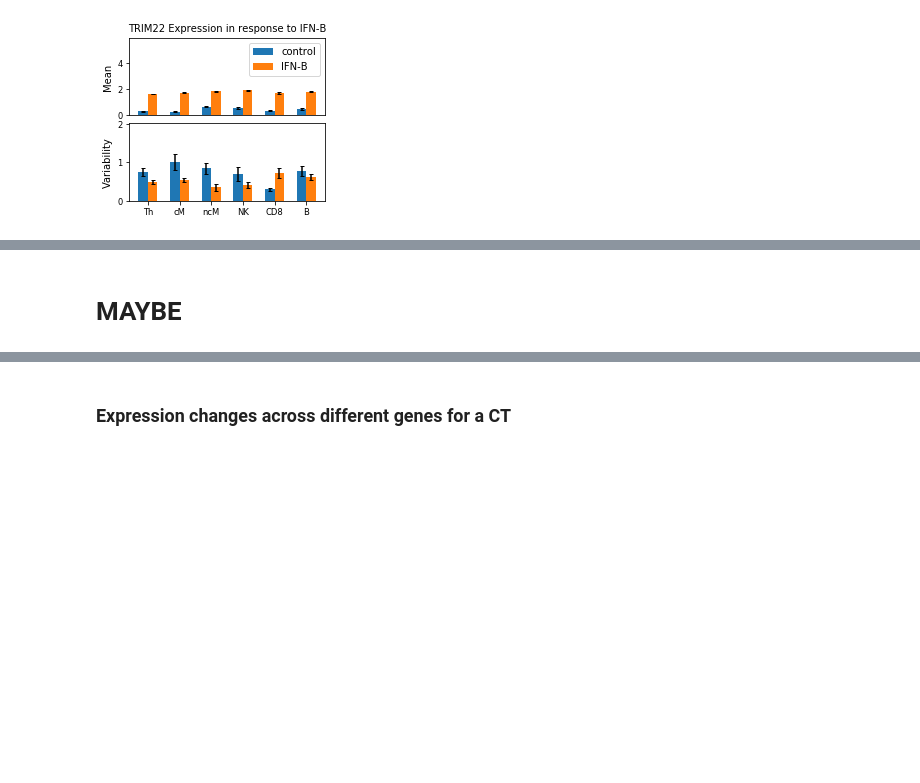
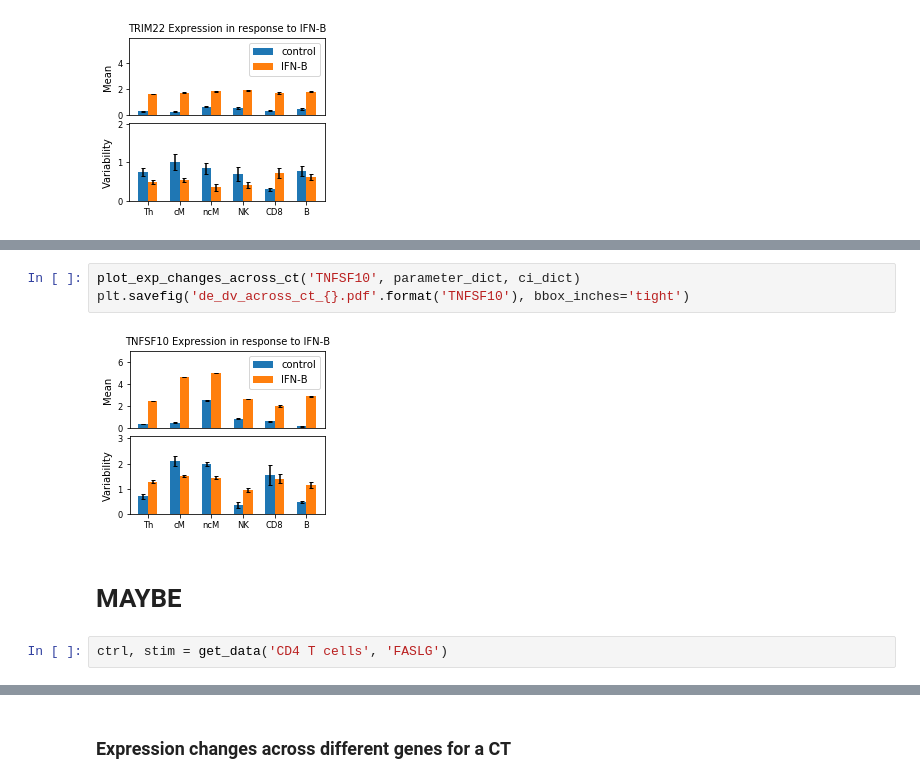
Before and after one commit to yelabucsf/scrna-parameter-estimation, a Jupyter notebook: examples/interferon_stimulation/interferon_1d_analysis_notebook.ipynb, the cells around one changed output, grey strips where cells are left out. Saved outputs shown, nothing was run; the diff lists cells and outputs as text; blank space fills up the shorter version.

```diff
--- a/examples/interferon_stimulation/interferon_1d_analysis_notebook.ipynb
+++ b/examples/interferon_stimulation/interferon_1d_analysis_notebook.ipynb
@@ -756,2 +837,9 @@ for gene in across_ct_genes:
+# %%
+plot_exp_changes_across_ct('TNFSF10', parameter_dict, ci_dict)
+plt.savefig('de_dv_across_ct_{}.pdf'.format('TNFSF10'), bbox_inches='tight')
+# %% [output]
+[figure, added]
 # %% [markdown]
 # MAYBE
+# %%
+ctrl, stim = get_data('CD4 T cells', 'FASLG')
```
Also changed, not shown: parts of 21 cells of this notebook, 1 other file.
